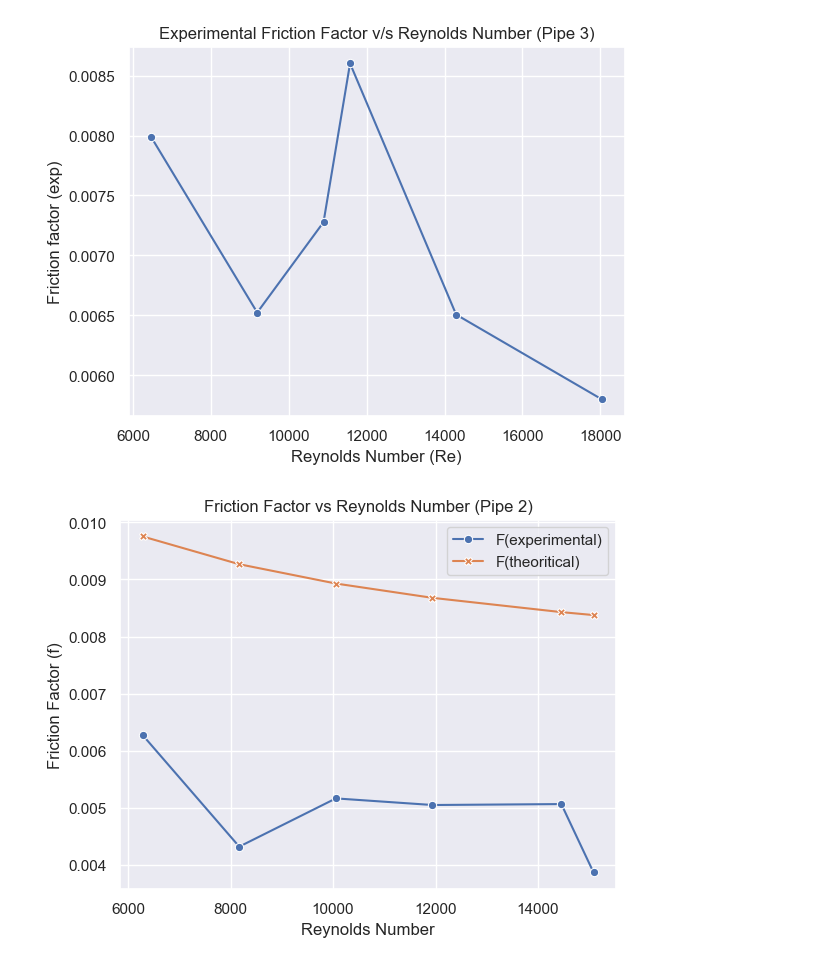
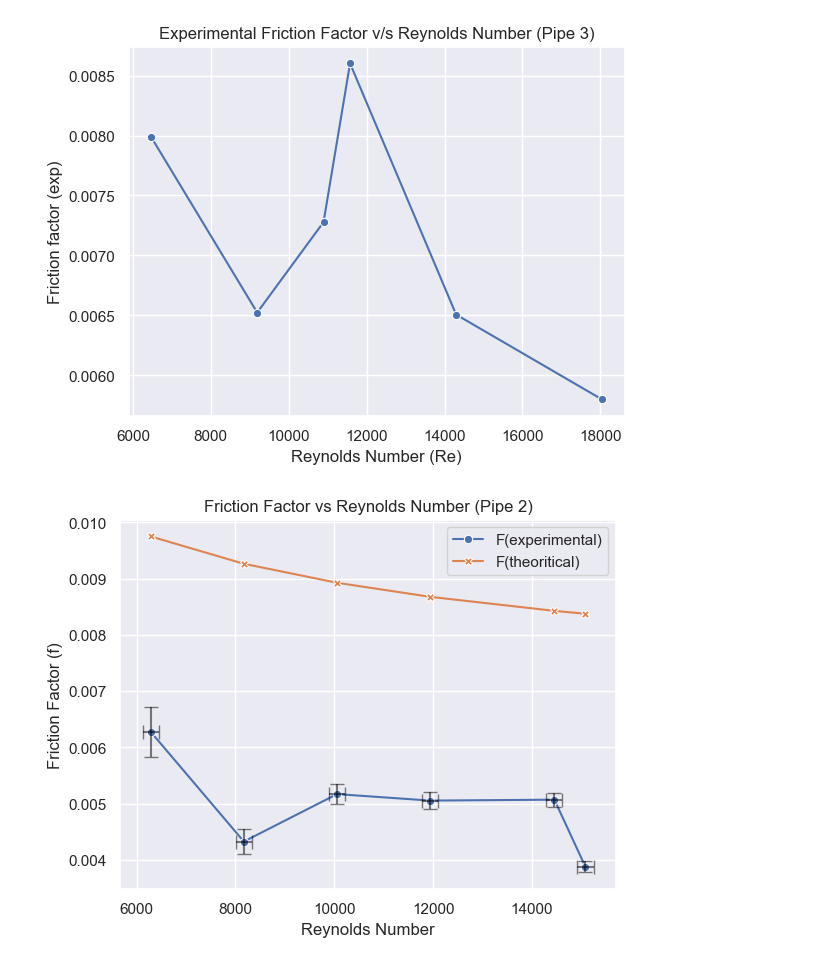
Before and after one commit to Kaushik035/ChemicalLab, a Jupyter notebook: Plotting.ipynb, the cells around one changed output. Saved outputs shown, nothing was run; the diff lists cells and outputs as text; code cells hidden in the pictures.

Commit message:
plotting ugraded

```diff
--- a/Plotting.ipynb
+++ b/Plotting.ipynb
@@ -22,32 +22,43 @@ Text(0.5, 1.0, 'Experimental Friction Factor v/s Reynolds Number (Pipe 3)')
 # %%
 #F experimental and F theoritical vs Reynolds number for pipe 2
 
 sns.set_theme(style="darkgrid")
 sns.lineplot(
     x="Re",
     y="Fexp",
     marker="o",  # Markers for better visibility
     data=data.loc[data["D"]==7.8],
     label="F(experimental)"
 )
 plt.xlabel("Reynolds Number")
 plt.ylabel("Friction Factor (f)")
 plt.title("Friction Factor vs Reynolds Number (Pipe 2)")
 
 sns.lineplot(
     x="Re",
     y="Ftheo",
     marker="X",  # Markers for better visibility
     data=data.loc[data["D"]==7.8],
     label="F(theoritical)"
 )
+
+x_err = data.loc[data["D"] == 7.8, "dRe/Re"] * data.loc[data["D"] == 7.8, "Re"] / 100.0
+y_err = data.loc[data["D"] == 7.8, "dFe/Fe"] * data.loc[data["D"] == 7.8, "Fexp"] / 100.0
+plt.errorbar(
+    data.loc[data["D"] == 7.8, "Re"],
+    data.loc[data["D"] == 7.8, "Fexp"],
+    xerr=x_err, yerr=y_err,
+    fmt="none",  # No markers (already in lineplot)
+    capsize=5, color="black", alpha=0.5
+)
+
 plt.xlabel("Reynolds Number")
 plt.ylabel("Friction Factor (f)")
 plt.title("Friction Factor vs Reynolds Number (Pipe 2)")
 plt.legend()
 plt.show()
 # %% [output]
-[figure, old version]
+[figure, new version]
 # %%
 #F experimental and F theoritical vs Reynolds number for pipe 4
 
```
Also changed, not shown: parts of 8 cells of this notebook.
